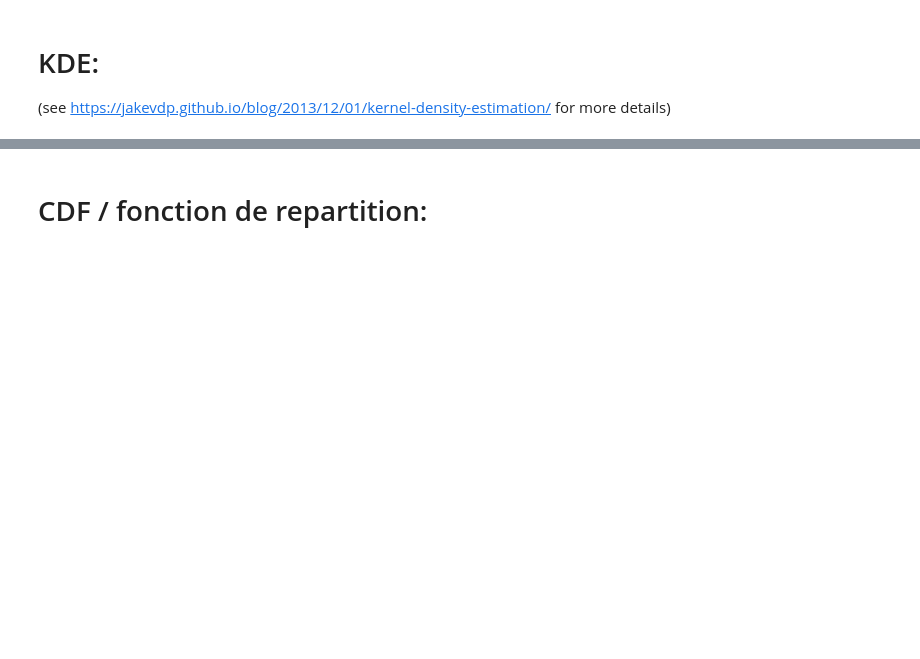
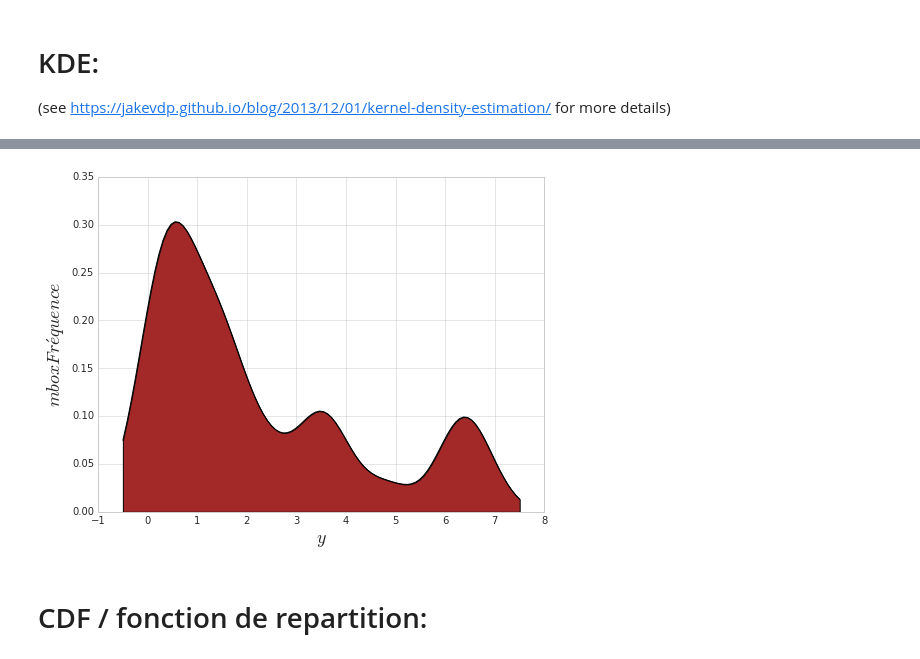
Before and after one commit to ClementTr/Statistics, a Jupyter notebook: Cours/IntroStatistics_fr.ipynb, the cells around one changed output, grey strips where cells are left out. Saved outputs shown, nothing was run; the diff lists cells and outputs as text; code cells hidden in the pictures; blank space fills up the shorter version.

```diff
--- a/Cours/IntroStatistics_fr.ipynb
+++ b/Cours/IntroStatistics_fr.ipynb
@@ -349,39 +399,41 @@ my_saving_display(fig1, dirname, "GammaHist", imageformat)
 # %%
-fig1 = plt.figure(figsize=(20, 6))
+'''fig1 = plt.figure(figsize=(20, 6))
 plt.subplots_adjust(hspace=0.3)
 ax1 = fig1.add_subplot(211)
 
 ax1.set_ylim(yrange_lim_up)
 ax1.set_xlim(xrange_lim)
 
 ax1.get_xaxis().tick_bottom()
 ax1.axes.get_yaxis().set_visible(False)
 ax1.spines['right'].set_color('none')
 ax1.spines['top'].set_color('none')
 ax1.spines['bottom'].set_position(('data', 0.5))
 ax1.spines['left'].set_color('none')
 
 ax1.scatter(X, y, c=brown, s=300, edgecolors=brown, marker='o')
 plt.xlabel(r'$y$', fontsize=18)
 plt.suptitle(r"$mbox{Nombre d'\'echantillons}" + ":n={0}$".format(nb_samples),
              multialignment='center')
 
 ax2 = fig1.add_subplot(212)
 ax2.set_xlim(xrange_lim)
-ax2.set_ylim(yrange_lim)
+ax2.set_ylim(yrange_lim)'''
 
 kde = KDEUnivariate(sorted_data)
 kde.fit(bw=0.5, kernel='gau')
 x_grid = np.linspace(xrange_lim[0], xrange_lim[1], 100)
 pdf_est = kde.evaluate(x_grid)
 
 plt.plot(x_grid, pdf_est, color='k')
 plt.fill_between(x_grid, 0., pdf_est, facecolor=brown)
 plt.ylabel(r'$mbox{Fr\'equence}$', fontsize=18)
 plt.xlabel(r'$y$', fontsize=18)
 plt.show()
 
-my_saving_display(fig1, dirname, "GammaKDE", imageformat)
+#my_saving_display(fig1, dirname, "GammaKDE", imageformat)
+# %% [output]
+[figure, added]
 # %% [markdown]
 # CDF / fonction de repartition:
 # %%
```
Also changed, not shown: parts of 9 cells of this notebook, 16 other files.
